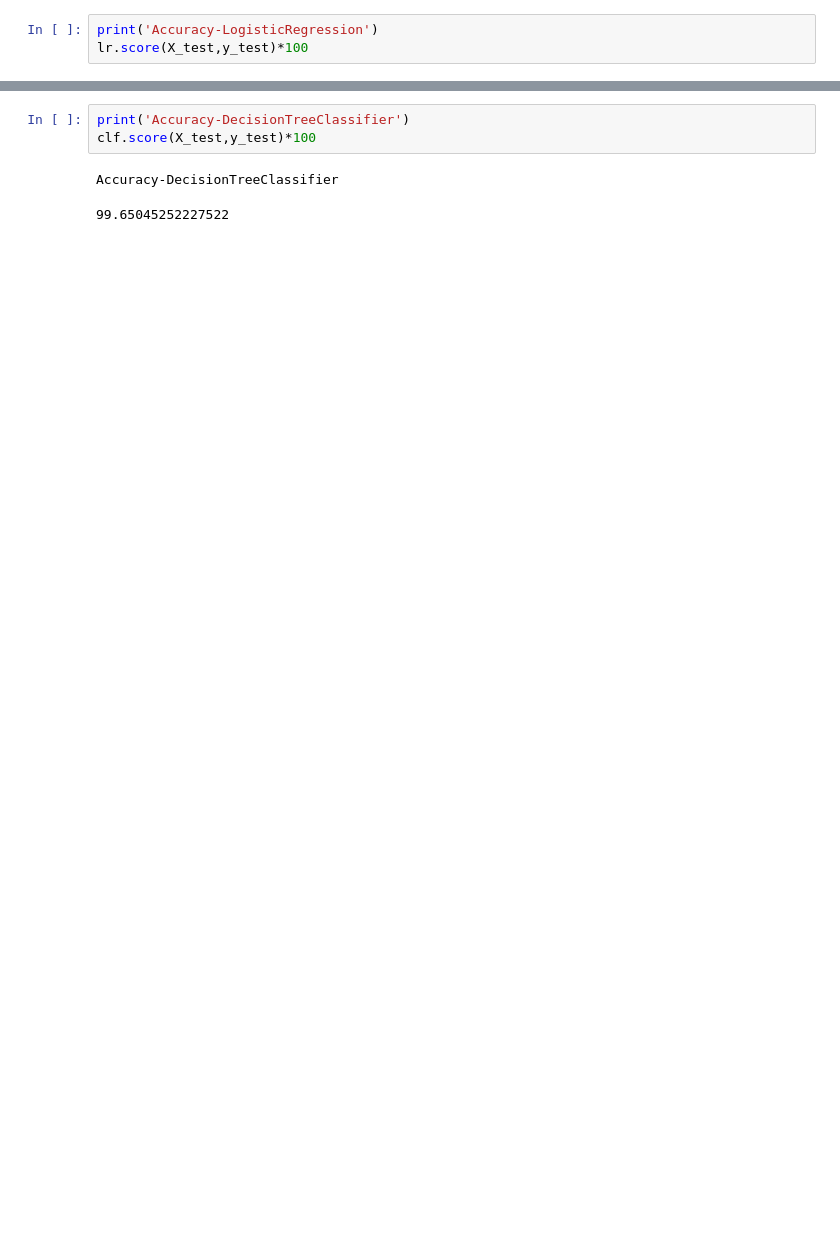
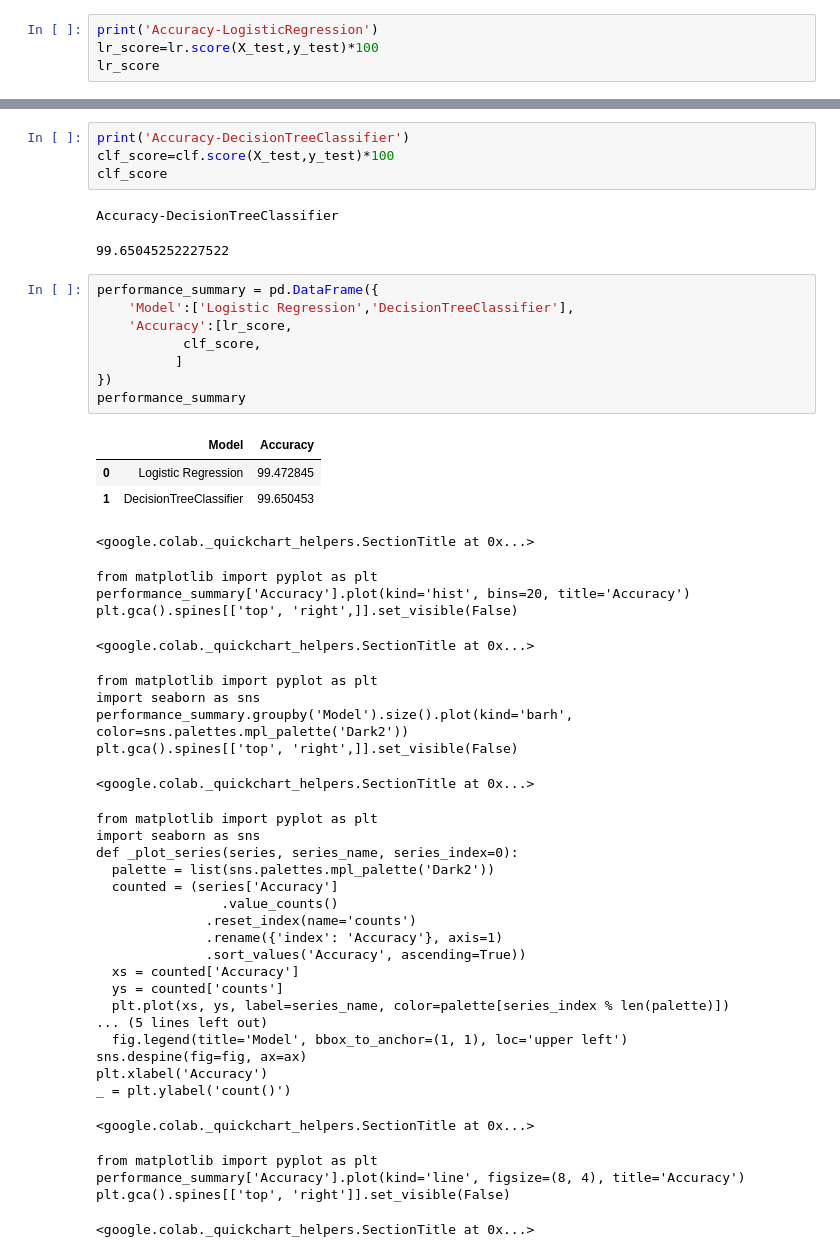
Before and after one commit to kavyaaa57/CodSoft, a Jupyter notebook: T2_CreditcardFraudDetection.ipynb, the cells around one changed output, grey strips where cells are left out. Saved outputs shown, nothing was run; the diff lists cells and outputs as text; blank space fills up the shorter version.

```diff
--- a/T2_CreditcardFraudDetection.ipynb
+++ b/T2_CreditcardFraudDetection.ipynb
@@ -199,7 +199,8 @@ lr.predict(X_test)
 array([0, 0, 0, ..., 0, 0, 0])
 # %%
 print('Accuracy-LogisticRegression')
-lr.score(X_test,y_test)*100
+lr_score=lr.score(X_test,y_test)*100
+lr_score
 # %% [output]
 Accuracy-LogisticRegression
 99.47284461467451
@@ -214,7 +215,52 @@ clf.predict(X_test)
 array([0, 0, 0, ..., 0, 0, 0])
 # %%
 print('Accuracy-DecisionTreeClassifier')
-clf.score(X_test,y_test)*100
+clf_score=clf.score(X_test,y_test)*100
+clf_score
 # %% [output]
 Accuracy-DecisionTreeClassifier
 99.65045252227522
+# %%
+performance_summary = pd.DataFrame({
+    'Model':['Logistic Regression','DecisionTreeClassifier'],
+    'Accuracy':[lr_score,
+           clf_score,
+          ]
+})
+performance_summary
+# %% [output]
+|  | Model | Accuracy |
+| 0 | Logistic Regression | 99.472845 |
+| 1 | DecisionTreeClassifier | 99.650453 |
+<google.colab._quickchart_helpers.SectionTitle at 0x...>
+from matplotlib import pyplot as plt
+performance_summary['Accuracy'].plot(kind='hist', bins=20, title='Accuracy')
+plt.gca().spines[['top', 'right',]].set_visible(False)
+<google.colab._quickchart_helpers.SectionTitle at 0x...>
+from matplotlib import pyplot as plt
+import seaborn as sns
+performance_summary.groupby('Model').size().plot(kind='barh', color=sns.palettes.mpl_palette('Dark2'))
+plt.gca().spines[['top', 'right',]].set_visible(False)
+<google.colab._quickchart_helpers.SectionTitle at 0x...>
+from matplotlib import pyplot as plt
+import seaborn as sns
+def _plot_series(series, series_name, series_index=0):
+  palette = list(sns.palettes.mpl_palette('Dark2'))
+  counted = (series['Accuracy']
+                .value_counts()
+              .reset_index(name='counts')
+              .rename({'index': 'Accuracy'}, axis=1)
+              .sort_values('Accuracy', ascending=True))
+  xs = counted['Accuracy']
+  ys = counted['counts']
+  plt.plot(xs, ys, label=series_name, color=palette[series_index % len(palette)])
+... (5 lines left out)
+  fig.legend(title='Model', bbox_to_anchor=(1, 1), loc='upper left')
+sns.despine(fig=fig, ax=ax)
+plt.xlabel('Accuracy')
+_ = plt.ylabel('count()')
+<google.colab._quickchart_helpers.SectionTitle at 0x...>
+from matplotlib import pyplot as plt
+performance_summary['Accuracy'].plot(kind='line', figsize=(8, 4), title='Accuracy')
+plt.gca().spines[['top', 'right']].set_visible(False)
+<google.colab._quickchart_helpers.SectionTitle at 0x...>
```
Also changed, not shown: parts of 1 cell of this notebook.
